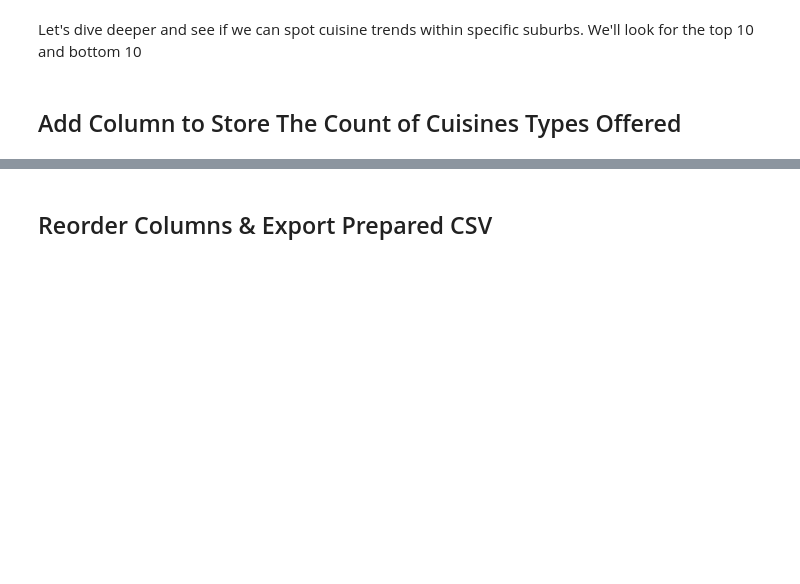
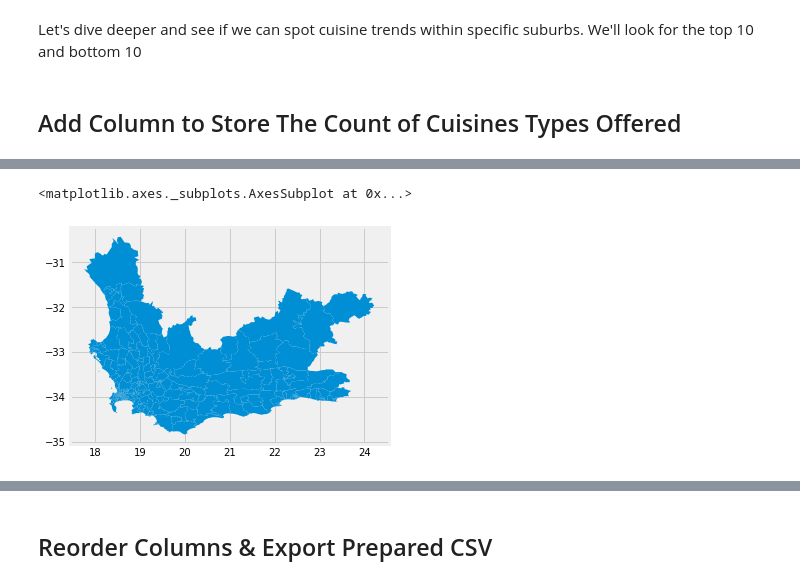
Before and after one commit to dorond/zomato-ct-analysis, a Jupyter notebook: Part 1 - Data Download and Preparation.ipynb, the cells around one changed output, grey strips where cells are left out. Cells and saved outputs as stored; diff of their text form; code cells hidden in the pictures; blank space fills up the shorter version.

```diff
--- a/Part 1 - Data Download and Preparation.ipynb
+++ b/Part 1 - Data Download and Preparation.ipynb
@@ -764,0 +943,5 @@ data[["cuisines", "cuisine_count"]].sample(10)
+# %%
+wards_wc.plot()
+# %% [output]
+<matplotlib.axes._subplots.AxesSubplot at 0x...>
+[figure, added]
```
Also changed, not shown: parts of 35 cells of this notebook, 2 other files.
